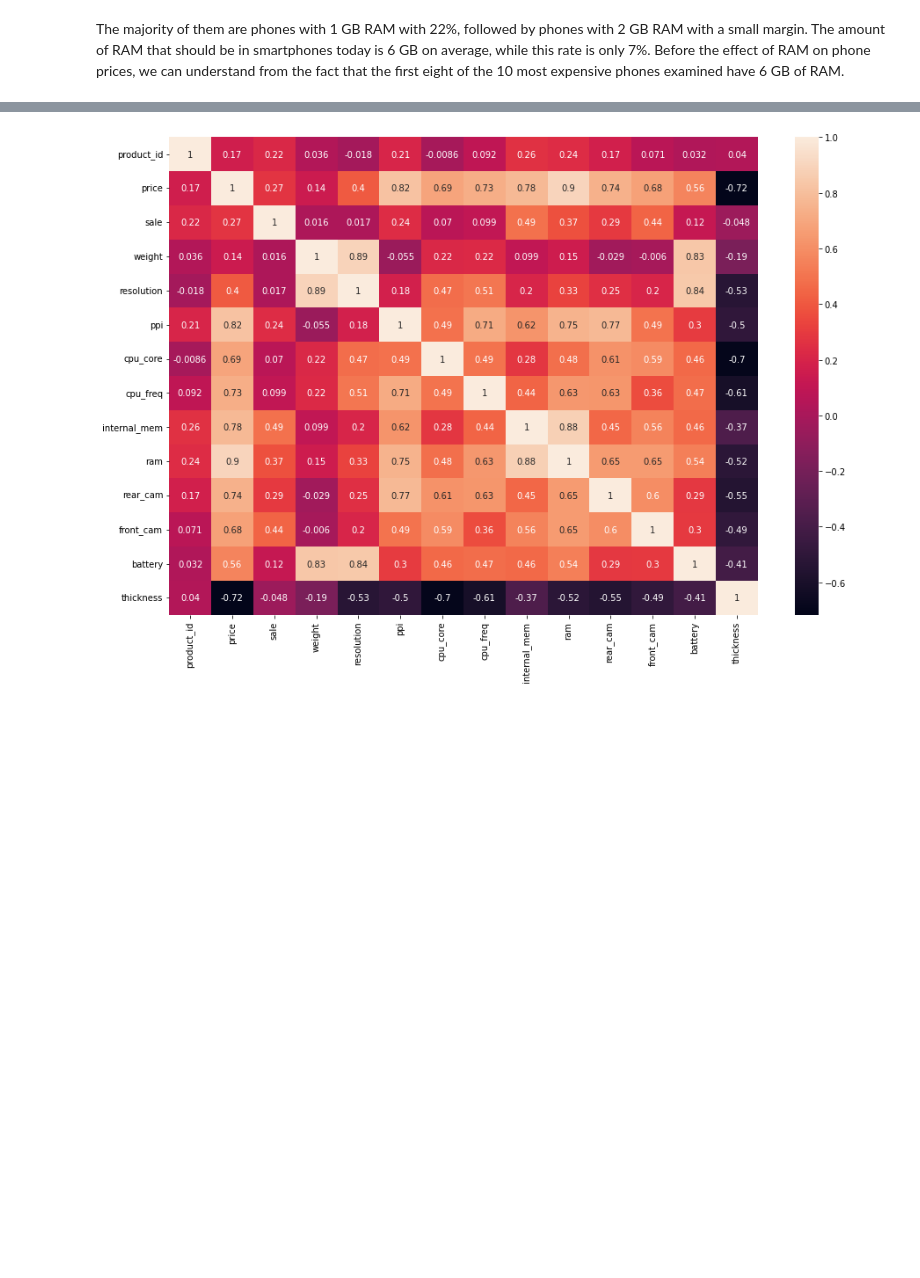
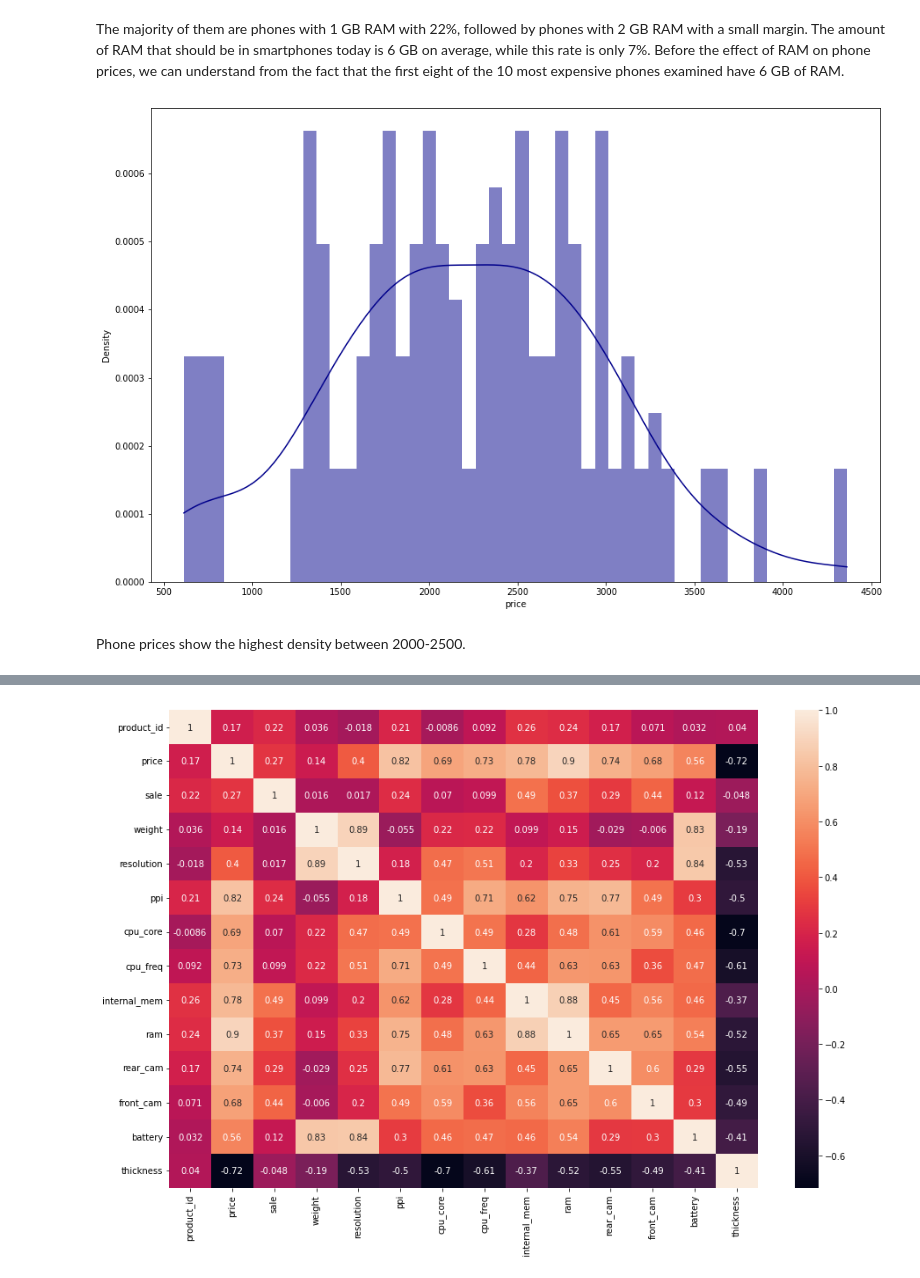
Before and after one commit to melisnv/data-science-projects, a Jupyter notebook: mobile-price-prediction/mobile-price-prediction.ipynb, the cells around one changed output, grey strips where cells are left out. Cells and saved outputs as stored; diff of their text form; code cells hidden in the pictures; blank space fills up the shorter version.

```diff
--- a/mobile-price-prediction/mobile-price-prediction.ipynb
+++ b/mobile-price-prediction/mobile-price-prediction.ipynb
@@ -126,3 +175,10 @@ plt.show()
 [figure]
 # %% [markdown]
 The majority of them are phones with 1 GB RAM with 22%, followed by phones with 2 GB RAM with a small margin. The amount of RAM that should be in smartphones today is 6 GB on average, while this rate is only 7%. Before the effect of RAM on phone prices, we can understand from the fact that the first eight of the 10 most expensive phones examined have 6 GB of RAM.
+# %%
+plt.figure(figsize=(15,10))
+sns.histplot(x='price',data=data,kde=True, stat='density', linewidth=0, bins=50,color="darkblue");
+# %% [output]
+[figure, added]
+# %% [markdown]
+Phone prices show the highest density between 2000-2500.
```
Also changed, not shown: parts of 35 cells of this notebook.
